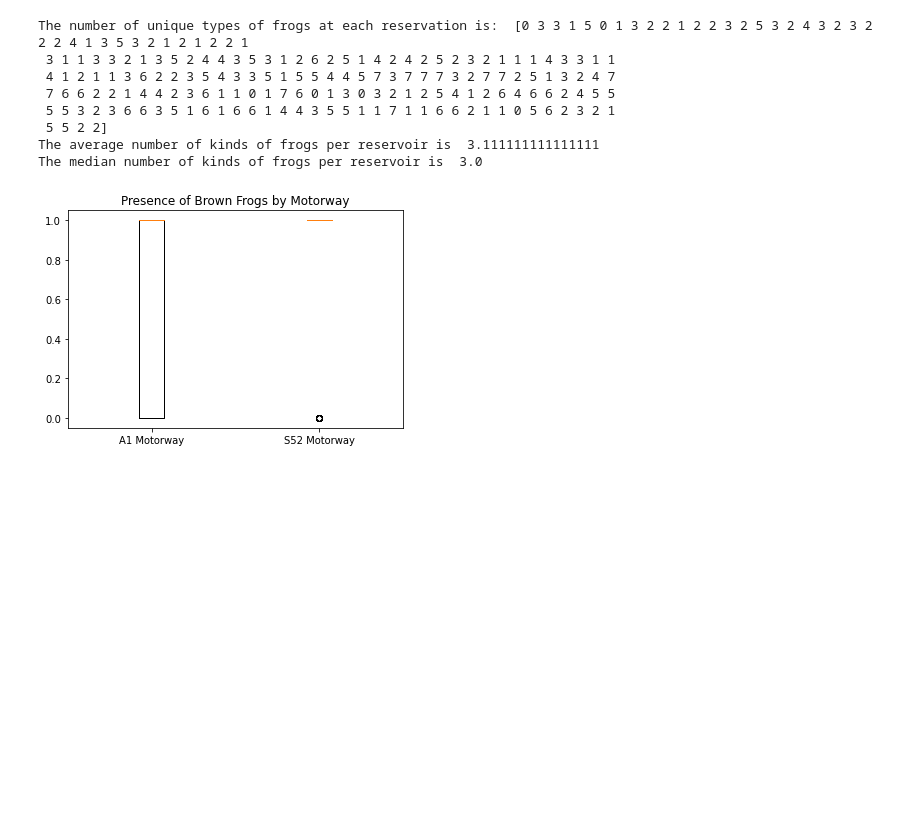
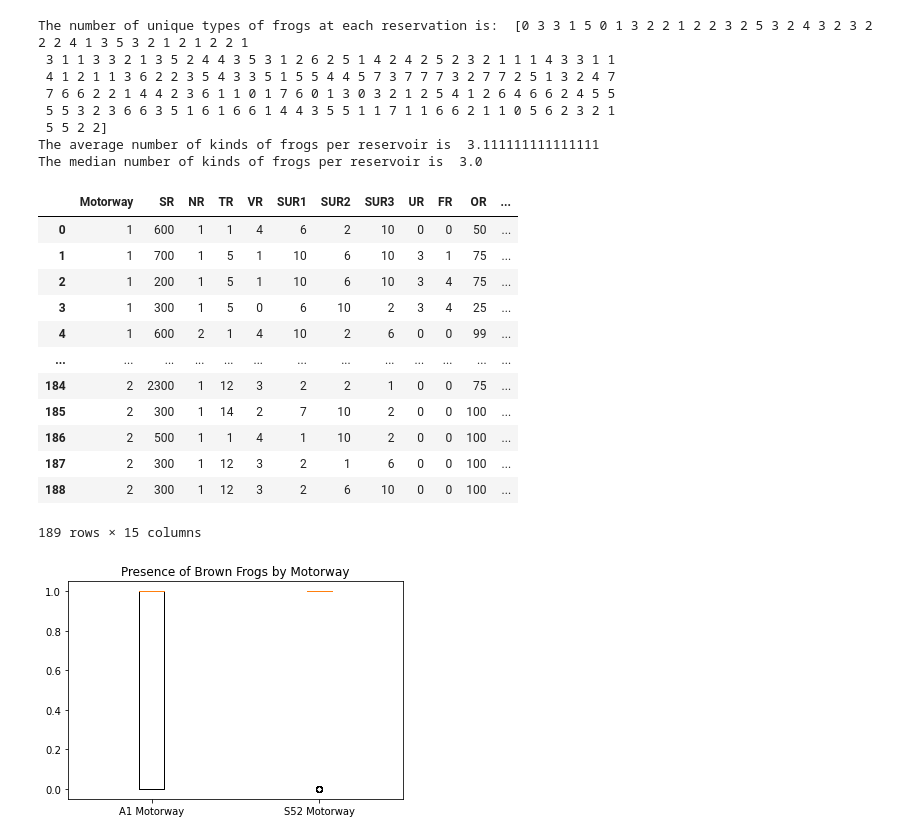
Before and after one commit to pringles8/DS5320_Project, a Jupyter notebook: EDA.ipynb, the cells around one changed output. Cells and saved outputs as stored; diff of their text form; code cells hidden in the pictures; blank space fills up the shorter version.

```diff
--- a/EDA.ipynb
+++ b/EDA.ipynb
@@ -225,2 +265,18 @@ import matplotlib.pyplot as plt
+# %%
+X
+# %% [output]
+|  | Motorway | SR | NR | TR | VR | SUR1 | SUR2 | SUR3 | UR | FR | OR | ... |
+| 0 | 1 | 600 | 1 | 1 | 4 | 6 | 2 | 10 | 0 | 0 | 50 | ... |
+| 1 | 1 | 700 | 1 | 5 | 1 | 10 | 6 | 10 | 3 | 1 | 75 | ... |
+| 2 | 1 | 200 | 1 | 5 | 1 | 10 | 6 | 10 | 3 | 4 | 75 | ... |
+| 3 | 1 | 300 | 1 | 5 | 0 | 6 | 10 | 2 | 3 | 4 | 25 | ... |
+| 4 | 1 | 600 | 2 | 1 | 4 | 10 | 2 | 6 | 0 | 0 | 99 | ... |
+| ... | ... | ... | ... | ... | ... | ... | ... | ... | ... | ... | ... | ... |
+| 184 | 2 | 2300 | 1 | 12 | 3 | 2 | 2 | 1 | 0 | 0 | 75 | ... |
+| 185 | 2 | 300 | 1 | 14 | 2 | 7 | 10 | 2 | 0 | 0 | 100 | ... |
+| 186 | 2 | 500 | 1 | 1 | 4 | 1 | 10 | 2 | 0 | 0 | 100 | ... |
+| 187 | 2 | 300 | 1 | 12 | 3 | 2 | 1 | 6 | 0 | 0 | 100 | ... |
+| 188 | 2 | 300 | 1 | 12 | 3 | 2 | 6 | 10 | 0 | 0 | 100 | ... |
+189 rows × 15 columns
 # %%
 # Brown frogs by motorway
```
Also changed, not shown: parts of 16 cells of this notebook, 1 other file.
